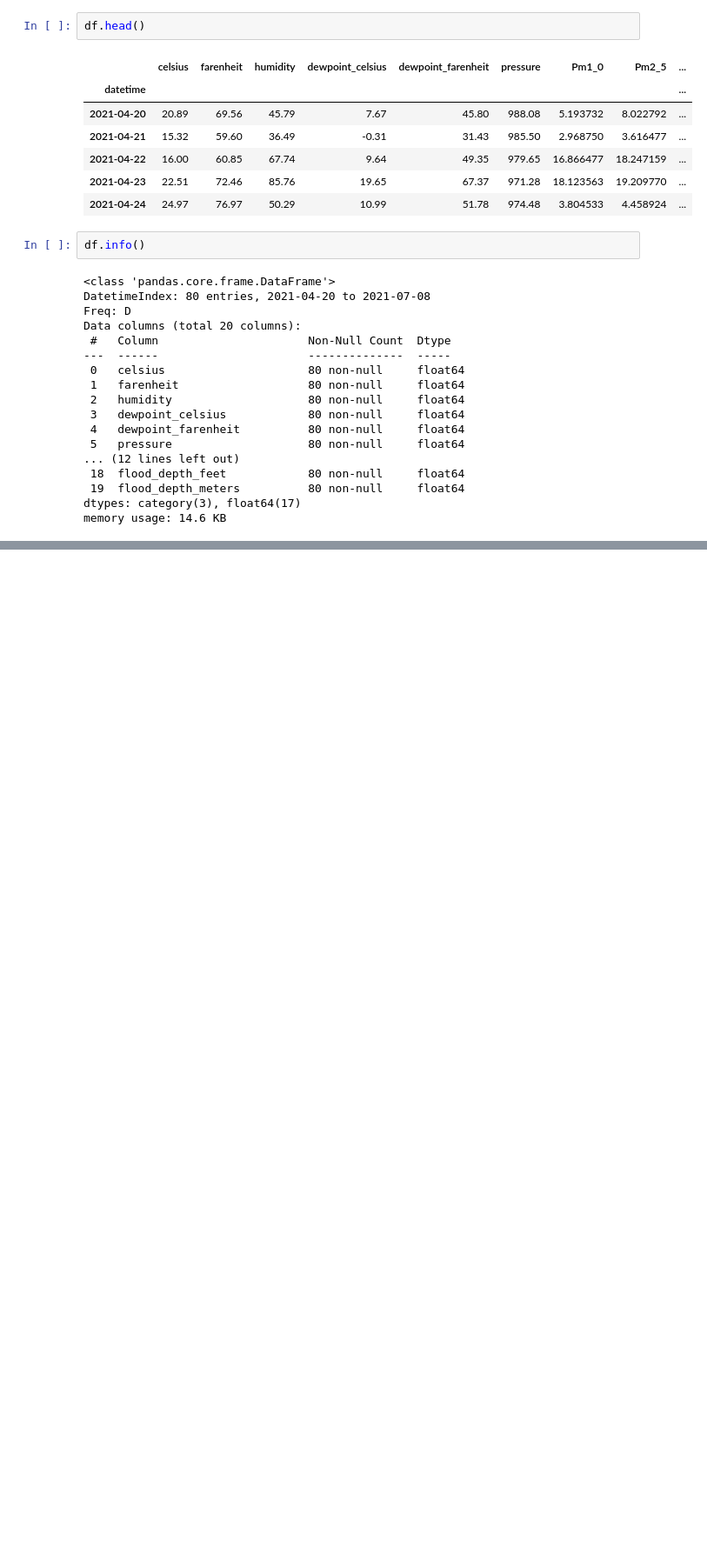
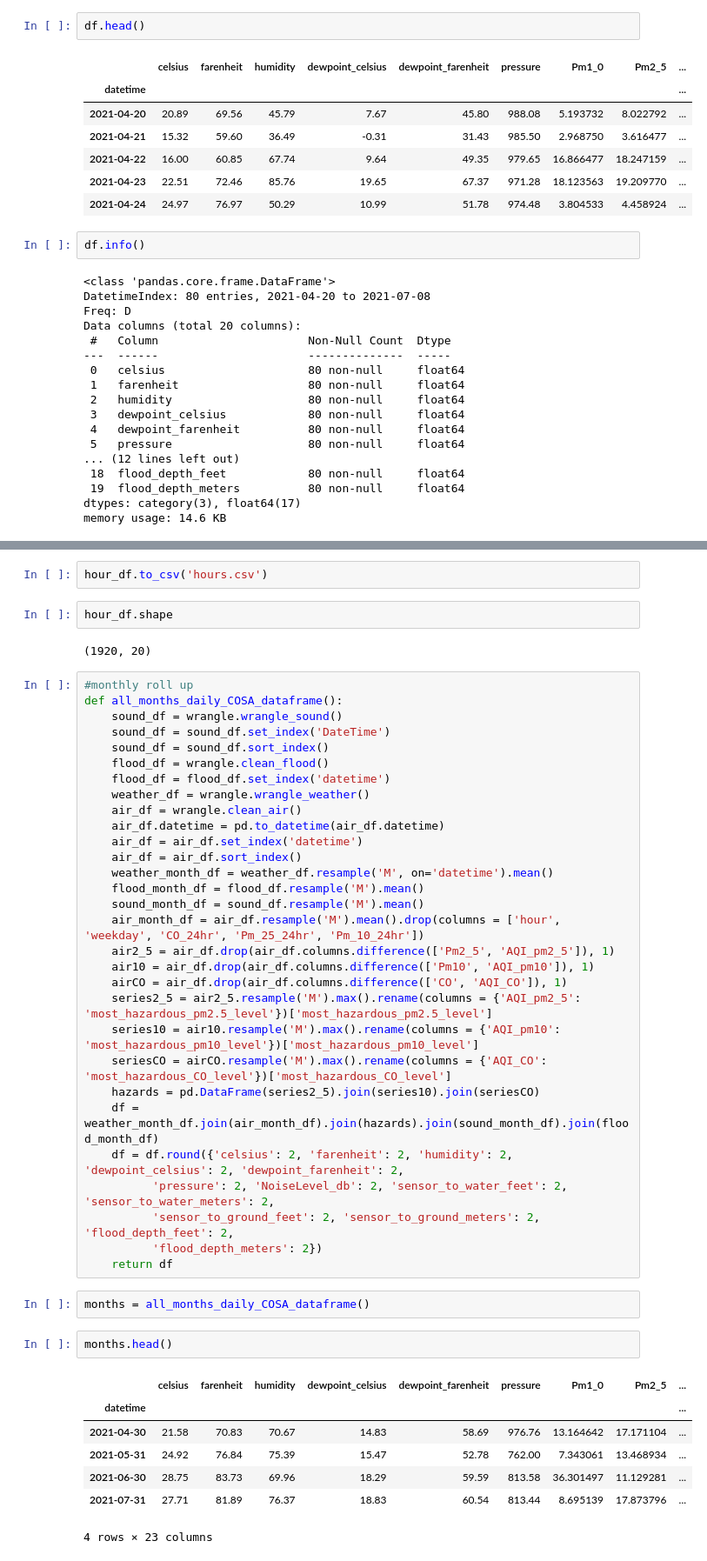
Before and after one commit to slc-data/2021-datathon, a Jupyter notebook: workbooks/lori/concat_datasets.ipynb, the cells around one changed output, grey strips where cells are left out. Shown at 87% size. Cells and saved outputs as stored; diff of their text form; blank space fills up the shorter version.

```diff
--- a/workbooks/lori/concat_datasets.ipynb
+++ b/workbooks/lori/concat_datasets.ipynb
@@ -97,0 +149,48 @@ memory usage: 14.6 KB
+# %%
+hour_df.to_csv('hours.csv')
+# %%
+hour_df.shape
+# %% [output]
+(1920, 20)
+# %%
+#monthly roll up
+def all_months_daily_COSA_dataframe():
+    sound_df = wrangle.wrangle_sound()
+    sound_df = sound_df.set_index('DateTime')
+    sound_df = sound_df.sort_index()
+    flood_df = wrangle.clean_flood()
+    flood_df = flood_df.set_index('datetime')
+    weather_df = wrangle.wrangle_weather()
+    air_df = wrangle.clean_air()
+    air_df.datetime = pd.to_datetime(air_df.datetime)
+    air_df = air_df.set_index('datetime')
+    air_df = air_df.sort_index()
+    weather_month_df = weather_df.resample('M', on='datetime').mean()
+    flood_month_df = flood_df.resample('M').mean()
+    sound_month_df = sound_df.resample('M').mean()
+    air_month_df = air_df.resample('M').mean().drop(columns = ['hour', 'weekday', 'CO_24hr', 'Pm_25_24hr', 'Pm_10_24hr'])
+    air2_5 = air_df.drop(air_df.columns.difference(['Pm2_5', 'AQI_pm2_5']), 1)
+    air10 = air_df.drop(air_df.columns.difference(['Pm10', 'AQI_pm10']), 1)
+    airCO = air_df.drop(air_df.columns.difference(['CO', 'AQI_CO']), 1)
+    series2_5 = air2_5.resample('M').max().rename(columns = {'AQI_pm2_5': 'most_hazardous_pm2.5_level'})['most_hazardous_pm2.5_level']
+    series10 = air10.resample('M').max().rename(columns = {'AQI_pm10': 'most_hazardous_pm10_level'})['most_hazardous_pm10_level']
+    seriesCO = airCO.resample('M').max().rename(columns = {'AQI_CO': 'most_hazardous_CO_level'})['most_hazardous_CO_level']
+    hazards = pd.DataFrame(series2_5).join(series10).join(seriesCO)
+    df = weather_month_df.join(air_month_df).join(hazards).join(sound_month_df).join(flood_month_df)
+    df = df.round({'celsius': 2, 'farenheit': 2, 'humidity': 2, 'dewpoint_celsius': 2, 'dewpoint_farenheit': 2,
+          'pressure': 2, 'NoiseLevel_db': 2, 'sensor_to_water_feet': 2, 'sensor_to_water_meters': 2,
+          'sensor_to_ground_feet': 2, 'sensor_to_ground_meters': 2, 'flood_depth_feet': 2,
+          'flood_depth_meters': 2})
+    return df
+# %%
+months = all_months_daily_COSA_dataframe()
+# %%
+months.head()
+# %% [output]
+|  | celsius | farenheit | humidity | dewpoint_celsius | dewpoint_farenheit | pressure | Pm1_0 | Pm2_5 | ... |
+| datetime |  |  |  |  |  |  |  |  | ... |
+| 2021-04-30 | 21.58 | 70.83 | 70.67 | 14.83 | 58.69 | 976.76 | 13.164642 | 17.171104 | ... |
+| 2021-05-31 | 24.92 | 76.84 | 75.39 | 15.47 | 52.78 | 762.00 | 7.343061 | 13.468934 | ... |
+| 2021-06-30 | 28.75 | 83.73 | 69.96 | 18.29 | 59.59 | 813.58 | 36.301497 | 11.129281 | ... |
+| 2021-07-31 | 27.71 | 81.89 | 76.37 | 18.83 | 60.54 | 813.44 | 8.695139 | 17.873796 | ... |
+4 rows × 23 columns
```
Also changed, not shown: parts of 11 cells of this notebook, 1 other file.
